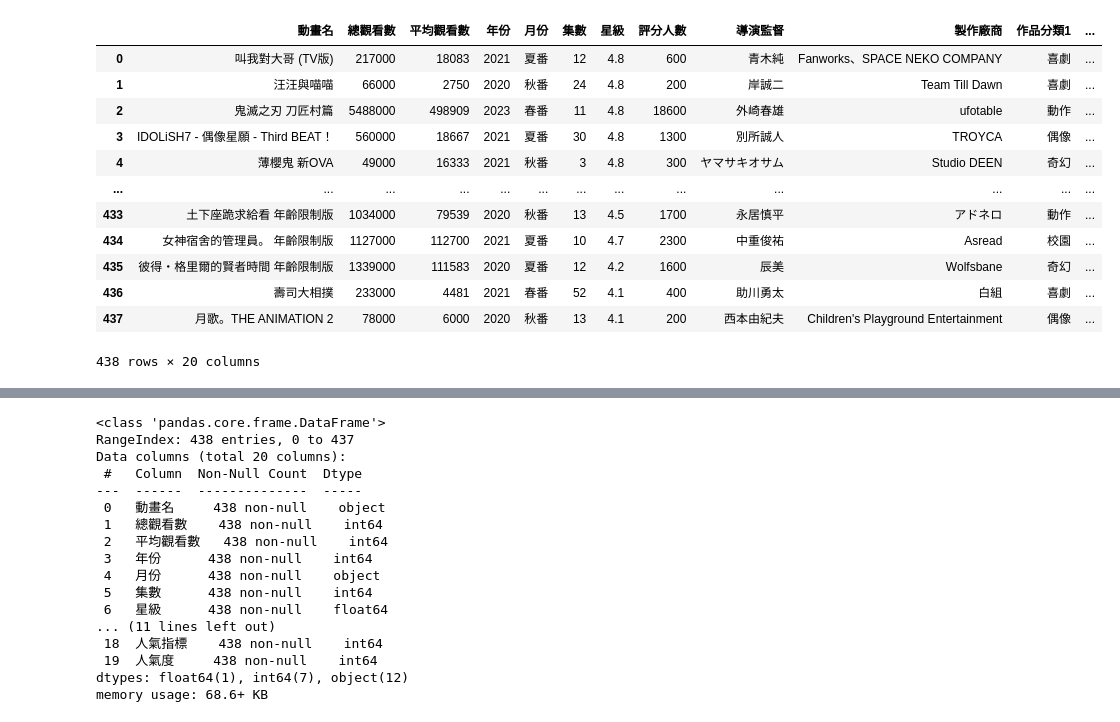
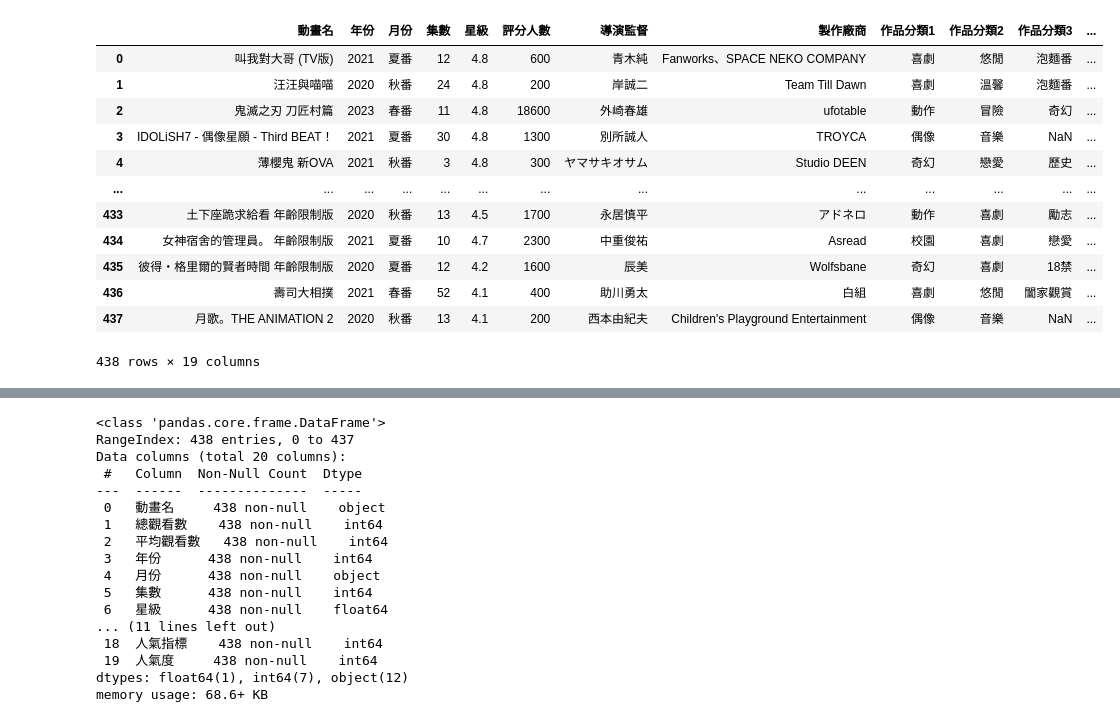
Before and after one commit to hsiaoyt0923/Anime_View_Number_Regression, a Jupyter notebook: visualize.ipynb, the cells around one changed output, grey strips where cells are left out. Cells and saved outputs as stored; diff of their text form; code cells hidden in the pictures.

```diff
--- a/visualize.ipynb
+++ b/visualize.ipynb
@@ -12,23 +12,29 @@ plt.rcParams['font.sans-serif'] = ['Taipei Sans TC Beta']
 plt.rcParams['axes.unicode_minus'] = False
 sns.set(font=['sans-serif'])
 sns.set_style("whitegrid", {"font.sans-serif": ['Taipei Sans TC Beta']})
-# %%
-df = pd.read_csv('./datasource/BaHaMut_9.csv')
-df
-# %% [output]
-|  | 動畫名 | 總觀看數 | 平均觀看數 | 年份 | 月份 | 集數 | 星級 | 評分人數 | 導演監督 | 製作廠商 | 作品分類1 | ... |
-| 0 | 叫我對大哥 (TV版) | 217000 | 18083 | 2021 | 夏番 | 12 | 4.8 | 600 | 青木純 | Fanworks、SPACE NEKO COMPANY | 喜劇 | ... |
-| 1 | 汪汪與喵喵 | 66000 | 2750 | 2020 | 秋番 | 24 | 4.8 | 200 | 岸誠二 | Team Till Dawn | 喜劇 | ... |
-| 2 | 鬼滅之刃 刀匠村篇 | 5488000 | 498909 | 2023 | 春番 | 11 | 4.8 | 18600 | 外崎春雄 | ufotable | 動作 | ... |
-| 3 | IDOLiSH7 - 偶像星願 - Third BEAT！ | 560000 | 18667 | 2021 | 夏番 | 30 | 4.8 | 1300 | 別所誠人 | TROYCA | 偶像 | ... |
-| 4 | 薄櫻鬼 新OVA | 49000 | 16333 | 2021 | 秋番 | 3 | 4.8 | 300 | ヤマサキオサム | Studio DEEN | 奇幻 | ... |
-| ... | ... | ... | ... | ... | ... | ... | ... | ... | ... | ... | ... | ... |
-| 433 | 土下座跪求給看 年齡限制版 | 1034000 | 79539 | 2020 | 秋番 | 13 | 4.5 | 1700 | 永居慎平 | アドネロ | 動作 | ... |
-| 434 | 女神宿舍的管理員。 年齡限制版 | 1127000 | 112700 | 2021 | 夏番 | 10 | 4.7 | 2300 | 中重俊祐 | Asread | 校園 | ... |
-| 435 | 彼得・格里爾的賢者時間 年齡限制版 | 1339000 | 111583 | 2020 | 夏番 | 12 | 4.2 | 1600 | 辰美 | Wolfsbane | 奇幻 | ... |
-| 436 | 壽司大相撲 | 233000 | 4481 | 2021 | 春番 | 52 | 4.1 | 400 | 助川勇太 | 白組 | 喜劇 | ... |
-| 437 | 月歌。THE ANIMATION 2 | 78000 | 6000 | 2020 | 秋番 | 13 | 4.1 | 200 | 西本由紀夫 | Children's Playground Entertainment | 偶像 | ... |
-438 rows × 20 columns
+# %%
+df = pd.read_csv('./datasource/BaHaMut_9.csv')
+df['平均觀看數(萬)'] = df['觀看數(萬)']
+df = df.drop('平均觀看數', axis=1)
+df = df.drop('觀看數(萬)', axis=1)
+df['總觀看數'] = round(df['總觀看數'] / 10000, ndigits=1)
+df['總觀看數(萬)'] = df['總觀看數']
+df = df.drop('總觀看數', axis=1)
+df
+# %% [output]
+|  | 動畫名 | 年份 | 月份 | 集數 | 星級 | 評分人數 | 導演監督 | 製作廠商 | 作品分類1 | 作品分類2 | 作品分類3 | ... |
+| 0 | 叫我對大哥 (TV版) | 2021 | 夏番 | 12 | 4.8 | 600 | 青木純 | Fanworks、SPACE NEKO COMPANY | 喜劇 | 悠閒 | 泡麵番 | ... |
+| 1 | 汪汪與喵喵 | 2020 | 秋番 | 24 | 4.8 | 200 | 岸誠二 | Team Till Dawn | 喜劇 | 溫馨 | 泡麵番 | ... |
+| 2 | 鬼滅之刃 刀匠村篇 | 2023 | 春番 | 11 | 4.8 | 18600 | 外崎春雄 | ufotable | 動作 | 冒險 | 奇幻 | ... |
+| 3 | IDOLiSH7 - 偶像星願 - Third BEAT！ | 2021 | 夏番 | 30 | 4.8 | 1300 | 別所誠人 | TROYCA | 偶像 | 音樂 | NaN | ... |
+| 4 | 薄櫻鬼 新OVA | 2021 | 秋番 | 3 | 4.8 | 300 | ヤマサキオサム | Studio DEEN | 奇幻 | 戀愛 | 歷史 | ... |
+| ... | ... | ... | ... | ... | ... | ... | ... | ... | ... | ... | ... | ... |
+| 433 | 土下座跪求給看 年齡限制版 | 2020 | 秋番 | 13 | 4.5 | 1700 | 永居慎平 | アドネロ | 動作 | 喜劇 | 勵志 | ... |
+| 434 | 女神宿舍的管理員。 年齡限制版 | 2021 | 夏番 | 10 | 4.7 | 2300 | 中重俊祐 | Asread | 校園 | 喜劇 | 戀愛 | ... |
+| 435 | 彼得・格里爾的賢者時間 年齡限制版 | 2020 | 夏番 | 12 | 4.2 | 1600 | 辰美 | Wolfsbane | 奇幻 | 喜劇 | 18禁 | ... |
+| 436 | 壽司大相撲 | 2021 | 春番 | 52 | 4.1 | 400 | 助川勇太 | 白組 | 喜劇 | 悠閒 | 闔家觀賞 | ... |
+| 437 | 月歌。THE ANIMATION 2 | 2020 | 秋番 | 13 | 4.1 | 200 | 西本由紀夫 | Children's Playground Entertainment | 偶像 | 音樂 | NaN | ... |
+438 rows × 19 columns
 # %%
 # df['觀看數(萬)'] = round(df['平均觀看數'], ndigits=-4) // 10000
 
```
Also changed, not shown: parts of 1 cell of this notebook, 1 other file.
